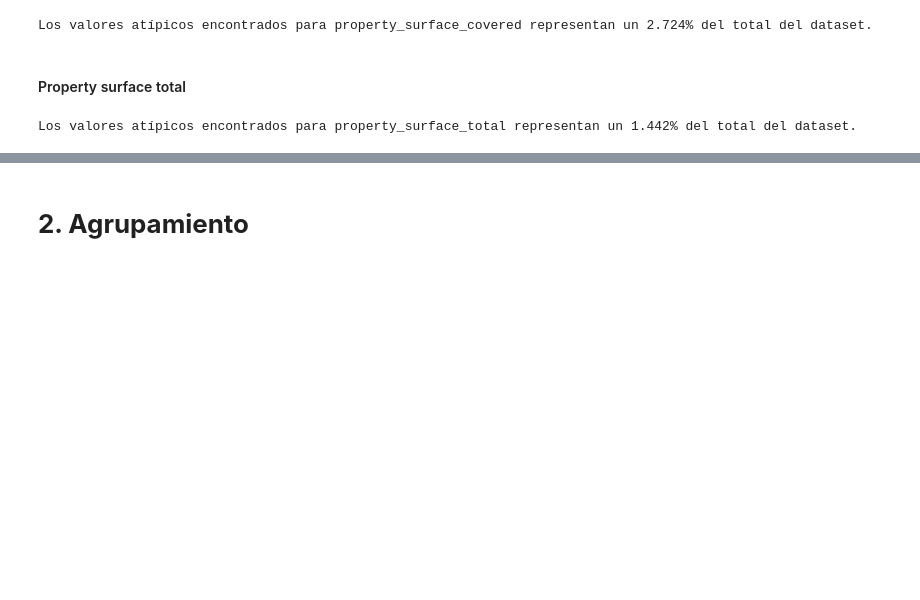
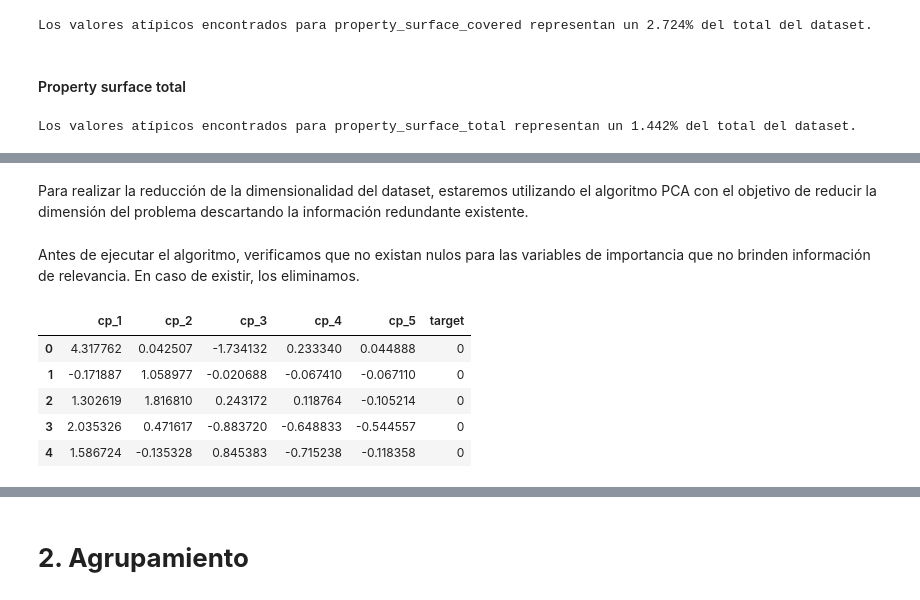
Before and after one commit to valencorrea/7506R-2C2022-GRUPO14, a Jupyter notebook: 7506R_TP1_GRUPO14_ENTREGA.ipynb, the cells around one changed output, grey strips where cells are left out. Drawn from its saved outputs; the diff is of its cells as text; code cells hidden in the pictures; blank space fills up the shorter version.

```diff
--- a/7506R_TP1_GRUPO14_ENTREGA.ipynb
+++ b/7506R_TP1_GRUPO14_ENTREGA.ipynb
@@ -1309,0 +1314,4 @@ df.drop(df[df['zm_surface_total']>3.5].index, inplace=True)
+# %% [markdown]
+Para realizar la reducción de la dimensionalidad del dataset, estaremos utilizando el algoritmo PCA con el objetivo de reducir la dimensión del problema descartando la información redundante existente.
+# %% [markdown]
+Antes de ejecutar el algoritmo, verificamos que no existan nulos para las variables de importancia que no brinden información de relevancia. En caso de existir, los eliminamos.
@@ -1309,0 +1324,24 @@ df.drop(df[df['zm_surface_total']>3.5].index, inplace=True)
+# %%
+columnas_elegidas = ['property_rooms', 'property_bedrooms', 'property_price', 'property_surface_covered', 'property_surface_total']
+
+x = df.loc[:, columnas_elegidas].values
+x = StandardScaler().fit_transform(x)
+# %%
+pca = PCA(n_components=5)
+x_transformada = pca.fit_transform(x)
+
+pca_df_aux = pd.DataFrame(data = x_transformada
+             , columns = ['cp_1', 'cp_2','cp_3','cp_4','cp_5'])
+# %%
+df['target'] = 0
+target = pd.DataFrame((np.column_stack(df['target'])).tolist()).T
+df_pca = pd.concat([pca_df_aux, target], axis = 1)
+df_pca.columns= ['cp_1', 'cp_2','cp_3','cp_4', 'cp_5','target']
+df_pca.head()
+# %% [output]
+|  | cp_1 | cp_2 | cp_3 | cp_4 | cp_5 | target |
+| 0 | 4.317762 | 0.042507 | -1.734132 | 0.233340 | 0.044888 | 0 |
+| 1 | -0.171887 | 1.058977 | -0.020688 | -0.067410 | -0.067110 | 0 |
+| 2 | 1.302619 | 1.816810 | 0.243172 | 0.118764 | -0.105214 | 0 |
+| 3 | 2.035326 | 0.471617 | -0.883720 | -0.648833 | -0.544557 | 0 |
+| 4 | 1.586724 | -0.135328 | 0.845383 | -0.715238 | -0.118358 | 0 |
```
Also changed, not shown: parts of 19 cells of this notebook.
